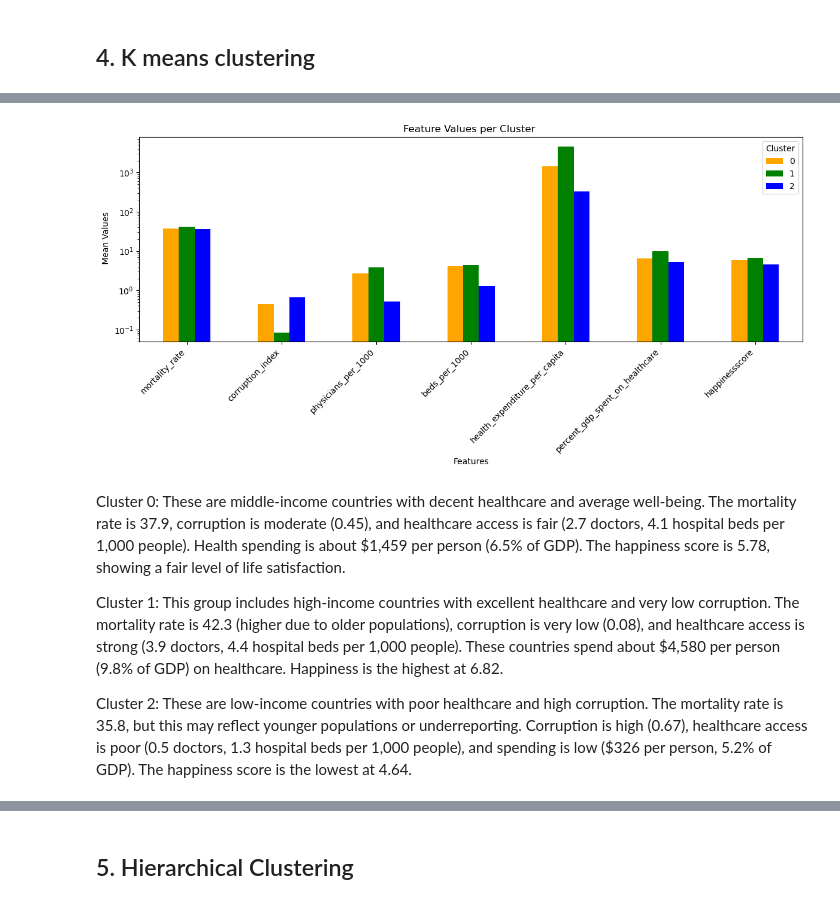
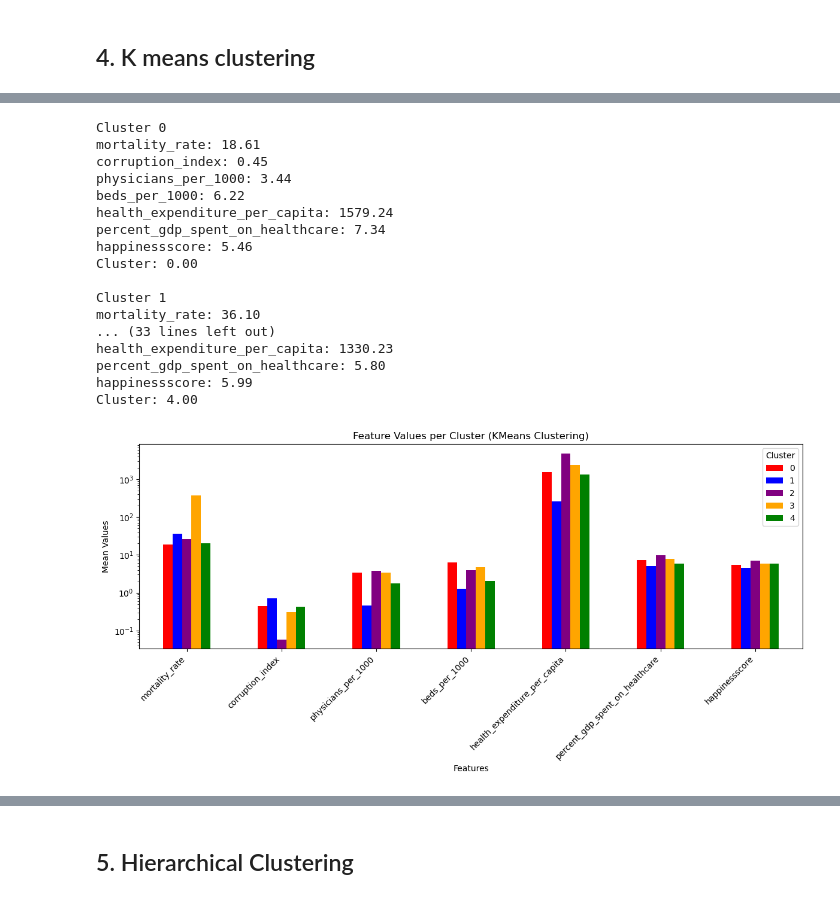
Before and after one commit to kmohammedsu/global-mortality-analysis, a Jupyter notebook: Notebooks/03_Unsupervised Learning.ipynb, the cells around one changed output, grey strips where cells are left out. Saved outputs shown, nothing was run; the diff lists cells and outputs as text; code cells hidden in the pictures.

```diff
--- a/Notebooks/03_Unsupervised Learning_ .ipynb
+++ b/Notebooks/03_Unsupervised Learning.ipynb
@@ -204,6 +230,6 @@ From the above we can see that K =2 gives best silhouette score, but may be too
 # %%
 # Fit KMeans with chosen K
-kmeans_final = KMeans(n_clusters=3, random_state=42, n_init=10)
+kmeans_final = KMeans(n_clusters=5, random_state=42, n_init=10)
 final_labels = kmeans_final.fit_predict(X_cluster)
 # %%
 # Create a new dataframe with cluster labels
@@ -238,15 +263,0 @@ plt.show()
-# %%
-# Columns to exclude
-exclude_cols = ['country_id', 'cause_id', 'year', 'Hierarchical_Ward_Cluster', 'Cluster']
-
-# Select only numeric columns that are not excluded
-numeric_columns = df.select_dtypes(include='number').columns
-numeric_columns = [col for col in numeric_columns if col not in exclude_cols]
-
-# Groupby mean
-cluster_means = df.groupby('Cluster')[numeric_columns].mean()
-
-for cluster_id in cluster_means.index:
-    print(f"\nCluster {cluster_id}:")
-    for col in cluster_means.columns:
-        print(f"{col}: {cluster_means.loc[cluster_id, col]:.2f}")
@@ -271,32 +264,64 @@ happinessscore: 4.64
 # %%
+# Add KMeans cluster labels to df
+df['KMeans_Cluster'] = final_labels
 
-#  cluster colors
-cluster_colors = {0: 'orange', 1: 'green', 2: 'blue'}
+# List of numerical columns
+num_cols = [
+    'mortality_rate', 'corruption_index', 'physicians_per_1000', 'beds_per_1000',
+    'health_expenditure_per_capita', 'percent_gdp_spent_on_healthcare', 'happinessscore'
+]
+
+# Print mean values per cluster (formatted as you want)
+for cluster_id in sorted(df['KMeans_Cluster'].unique()):
+    print(f"\nCluster {cluster_id}")
+
+    cluster_data = df[df['KMeans_Cluster'] == cluster_id]
+
+    for col in num_cols:
+        mean_value = cluster_data[col].mean()
+        print(f"{col}: {mean_value:.2f}")
+
+    print(f"Cluster: {cluster_id:.2f}")
+
+# Prepare cluster means dataframe
+cluster_means = df.groupby('KMeans_Cluster')[num_cols].mean()
 
 # Transpose the dataframe
 cluster_means_T = cluster_means.T
 
-# bar plot
+
+cluster_colors = {0: 'red', 1: 'blue', 2: 'purple', 3: 'orange', 4: 'green'}
+
+# Bar plot
 ax = cluster_means_T.plot(kind='bar', figsize=(12,6),
                           color=[cluster_colors[cluster] for cluster in cluster_means_T.columns])
+
 # Title and labels
-plt.title("Feature Values per Cluster ")
-plt.ylabel(" Mean Values")
+plt.title("Feature Values per Cluster (KMeans Clustering)")
+plt.ylabel("Mean Values")
 plt.xlabel("Features")
 plt.yscale('log')
 plt.xticks(rotation=45, ha='right')
 plt.legend(title='Cluster', loc='upper right')
 
 plt.tight_layout()
 plt.show()
 # %% [output]
+Cluster 0
+mortality_rate: 18.61
+corruption_index: 0.45
+physicians_per_1000: 3.44
+beds_per_1000: 6.22
+health_expenditure_per_capita: 1579.24
+percent_gdp_spent_on_healthcare: 7.34
+happinessscore: 5.46
+Cluster: 0.00
+
+Cluster 1
+mortality_rate: 36.10
+... (33 lines left out)
+health_expenditure_per_capita: 1330.23
+percent_gdp_spent_on_healthcare: 5.80
+happinessscore: 5.99
+Cluster: 4.00
-[figure, old version]
+[figure, new version]
-# %% [markdown]
-Cluster 0:
-These are middle-income countries with decent healthcare and average well-being. The mortality rate is 37.9, corruption is moderate (0.45), and healthcare access is fair (2.7 doctors, 4.1 hospital beds per 1,000 people). Health spending is about $1,459 per person (6.5% of GDP). The happiness score is 5.78, showing a fair level of life satisfaction.
-
-Cluster 1:
-This group includes high-income countries with excellent healthcare and very low corruption. The mortality rate is 42.3 (higher due to older populations), corruption is very low (0.08), and healthcare access is strong (3.9 doctors, 4.4 hospital beds per 1,000 people). These countries spend about $4,580 per person (9.8% of GDP) on healthcare. Happiness is the highest at 6.82.
-
-Cluster 2:
-These are low-income countries with poor healthcare and high corruption. The mortality rate is 35.8, but this may reflect younger populations or underreporting. Corruption is high (0.67), healthcare access is poor (0.5 doctors, 1.3 hospital beds per 1,000 people), and spending is low ($326 per person, 5.2% of GDP). The happiness score is the lowest at 4.64.
```
Also changed, not shown: parts of 21 cells of this notebook.
